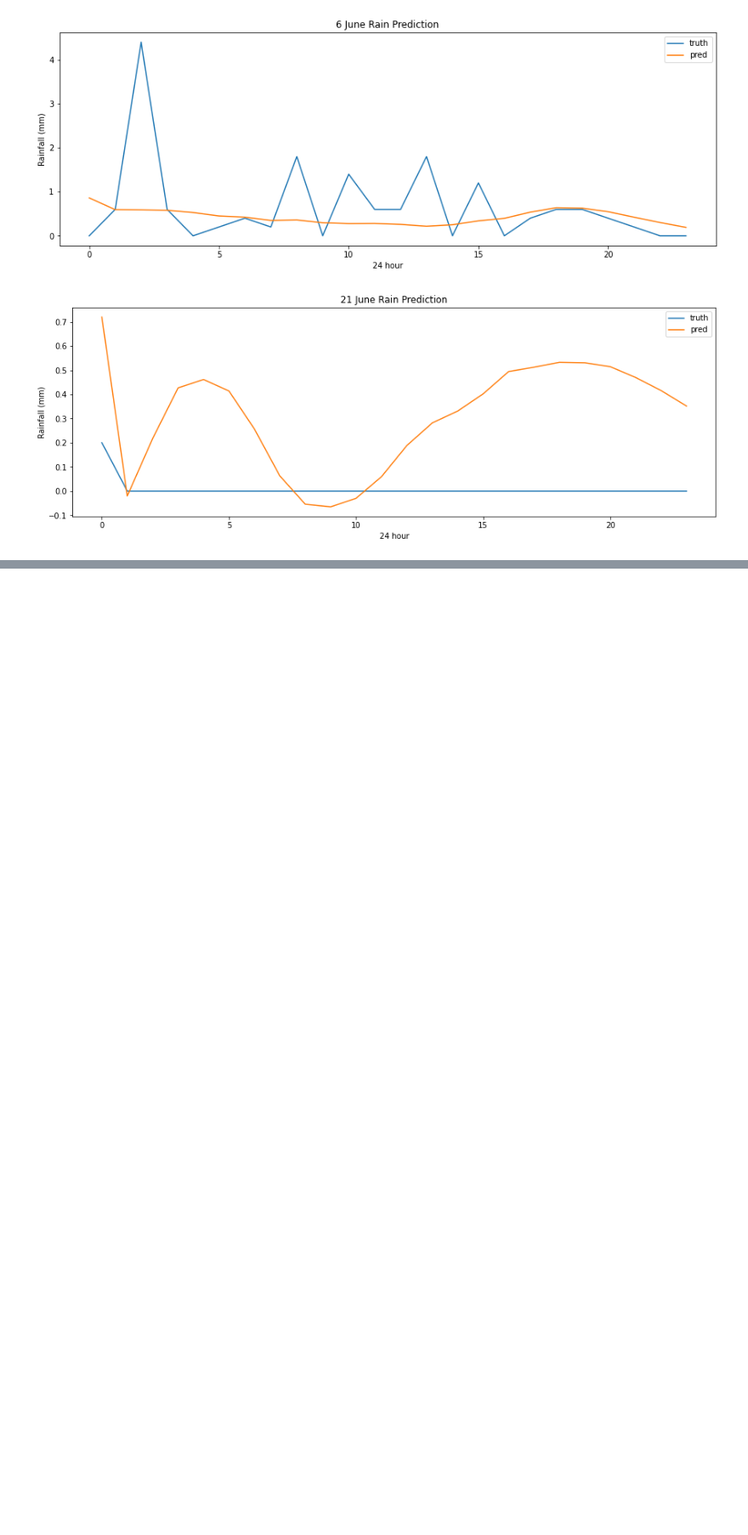
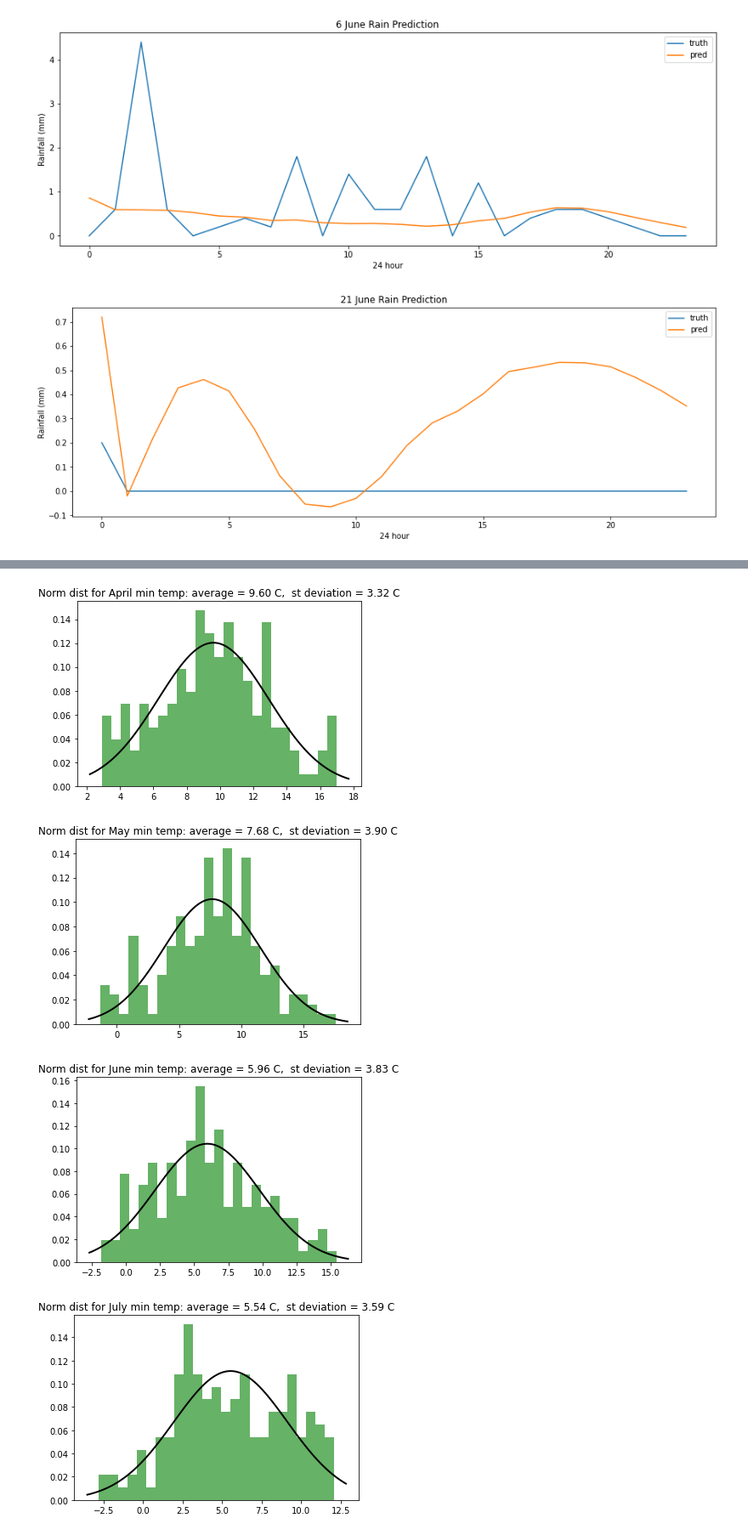
Before and after one commit to michealccc/krw-prediction-modelling, a Jupyter notebook: notebooks/zaytar_amrani_2016_model.ipynb, the cells around one changed output, grey strips where cells are left out. Shown at 85% size. Saved outputs shown, nothing was run; the diff lists cells and outputs as text; code cells hidden in the pictures; blank space fills up the shorter version.

Commit message:
Calculated values to define frost risk

```diff
--- a/notebooks/zaytar_amrani_2016_model.ipynb
+++ b/notebooks/zaytar_amrani_2016_model.ipynb
@@ -838,0 +913,11 @@ plt.show()
+# %%
+# Group the dataset by the minimum hourly temperature for each day of each month.
+min_temp = train_df.groupby(by=["year","month","day"]).temp_C.agg("min")
+
+min_temp_april = min_temp.loc[group.index.get_level_values('month')==4]
+min_temp_may = min_temp.loc[group.index.get_level_values('month')==5]
+min_temp_june = min_temp.loc[group.index.get_level_values('month')==6]
+min_temp_july = min_temp.loc[group.index.get_level_values('month')==7]
+min_temp_august = min_temp.loc[group.index.get_level_values('month')==8]
+min_temp_sept = min_temp.loc[group.index.get_level_values('month')==9]
+min_temp_oct = min_temp.loc[group.index.get_level_values('month')==10]
@@ -838,0 +953,32 @@ plt.show()
+# %%
+def norm_dist(min_temp, month):
+    # Fit a normal distribution to the data:
+    mu, std = stats.norm.fit(min_temp)
+
+    # Plot the histogram.
+    plt.hist(min_temp, bins=25, density=True, alpha=0.6, color='g')
+
+    # Plot the PDF.
+    xmin, xmax = plt.xlim()
+    x = np.linspace(xmin, xmax, 100)
+    p = stats.norm.pdf(x, mu, std)
+    plt.plot(x, p, 'k', linewidth=2)
+    title = "Norm dist for %s min temp: average = %.2f C,  st deviation = %.2f C" % (month, mu, std)
+    plt.title(title)
+    plt.show()
+    return (mu, std)
+
+min_temp_norm_params = []
+
+min_temp_norm_params.append(norm_dist(min_temp_april, 'April'))
+min_temp_norm_params.append(norm_dist(min_temp_may, 'May'))
+min_temp_norm_params.append(norm_dist(min_temp_june, 'June'))
+min_temp_norm_params.append(norm_dist(min_temp_july, 'July'))
+min_temp_norm_params.append(norm_dist(min_temp_august, 'August'))
+min_temp_norm_params.append(norm_dist(min_temp_sept, 'Sept'))
+min_temp_norm_params.append(norm_dist(min_temp_oct, 'Oct'))
+# %% [output]
+[figure, added]
+[figure, added]
+[figure, added]
+[figure, added]
```
Also changed, not shown: parts of 14 cells of this notebook, 1 other file.
